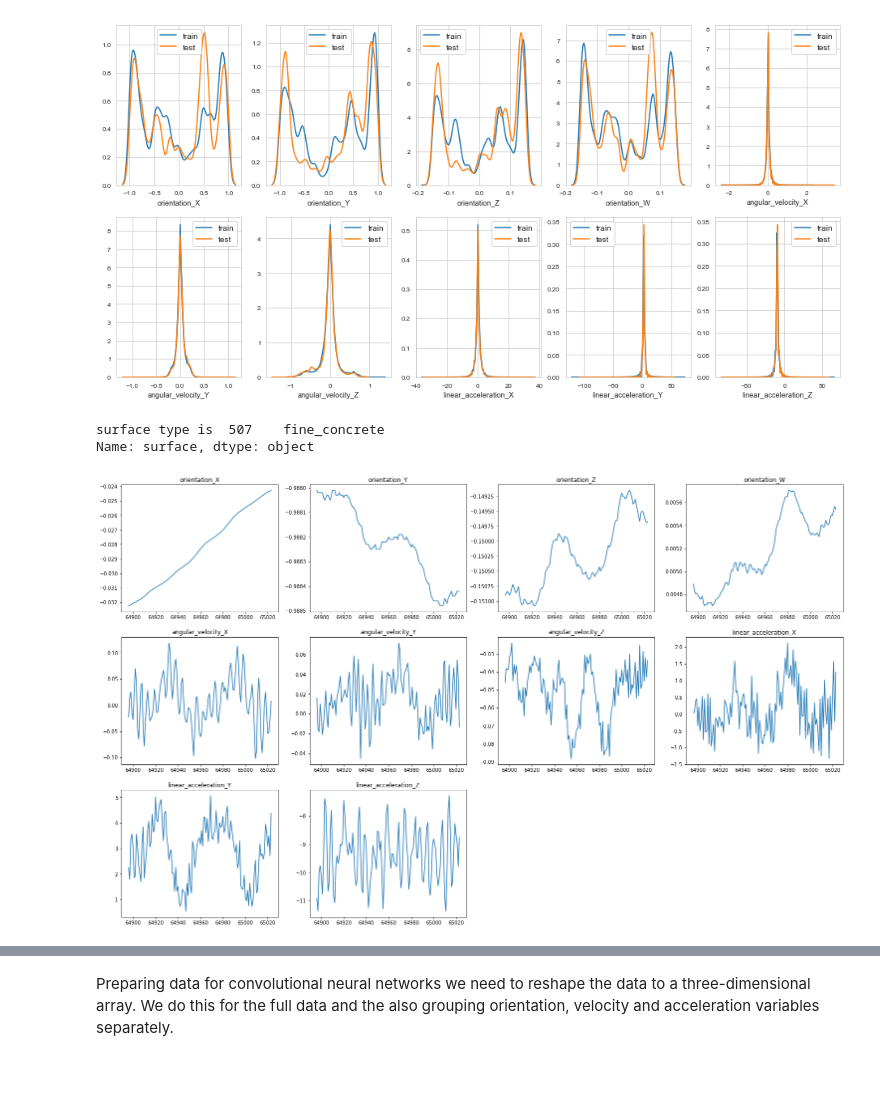
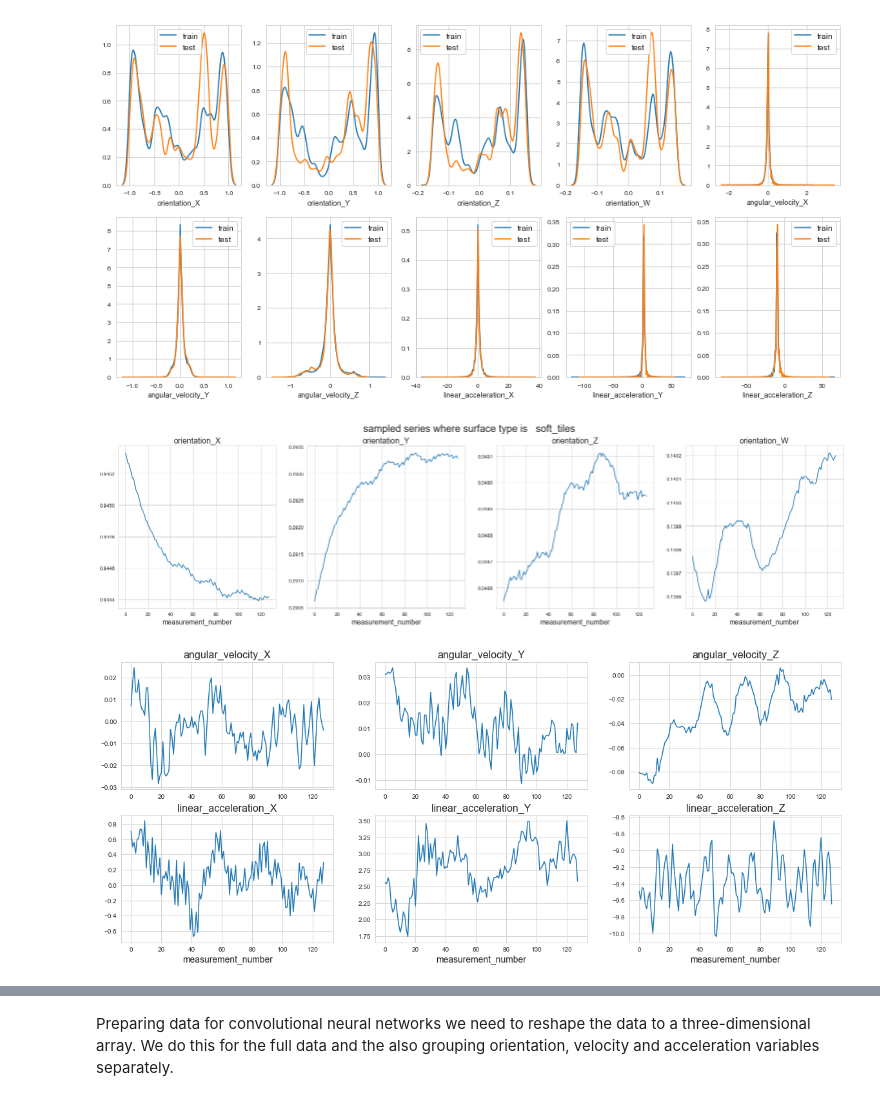
Before and after one commit to halajadallah/ML_capstone_project, a Jupyter notebook: Project_code.ipynb, the cells around one changed output, grey strips where cells are left out. Saved outputs shown, nothing was run; the diff lists cells and outputs as text; code cells hidden in the pictures; blank space fills up the shorter version.

```diff
--- a/Project_code.ipynb
+++ b/Project_code.ipynb
@@ -244,20 +267,30 @@ plt.show();
 # %% [output]
 <matplotlib.figure.Figure at 0x...>
 [figure]
-# %%
-#sample data plots
-s = (data_train['series_id'] == 507)
-print('surface type is ', y_train['surface'][y_train['series_id']==507])
-plt.figure(figsize = (26,16))
-for i, col in enumerate(data_train.columns[3:]):
-    plt.subplot(3,4,i+1)
-    plt.plot(data_train.loc[s,col])
-    plt.title(col)
-plt.show()
-# %% [output]
-surface type is  507    fine_concrete
-Name: surface, dtype: object
-[figure, removed]
+# %%
+#sample data plots
+k=406
+s = (data_train['series_id'] == k)
+surface_k = y_train['surface'][y_train['series_id']==k]
+plt.subplots(1,4,figsize = (26,6))
+plt.suptitle('sampled series where surface type is   '+surface_k.iloc[0], fontsize=20)
+for i, col in enumerate(data_train.columns[3:7]):
+    plt.subplot(1,4,i+1)
+    plt.plot(data_train.loc[s,'measurement_number'],data_train.loc[s,col])
+    plt.xlabel("measurement_number", fontsize=14)
+    plt.title(col, fontsize=16)
+plt.savefig('sample_plots_1.png', dpi=200)
+plt.subplots(2,3,figsize=(20,8))
+for i, col in enumerate(data_train.columns[7:]):
+    plt.subplot(2,3,i+1)
+    plt.plot(data_train.loc[s,'measurement_number'],data_train.loc[s,col])
+    if i>2:
+        plt.xlabel("measurement_number", fontsize=14)
+    plt.title(col, fontsize=16)
+plt.savefig('sample_plots.png', dpi=200)
+# %% [output]
+[figure, added]
+[figure, added]
 # %%
 # join data and surface based on series_id so that we can plot
 # variables based on surfaces
```
Also changed, not shown: parts of 83 cells of this notebook, 11 other files.
